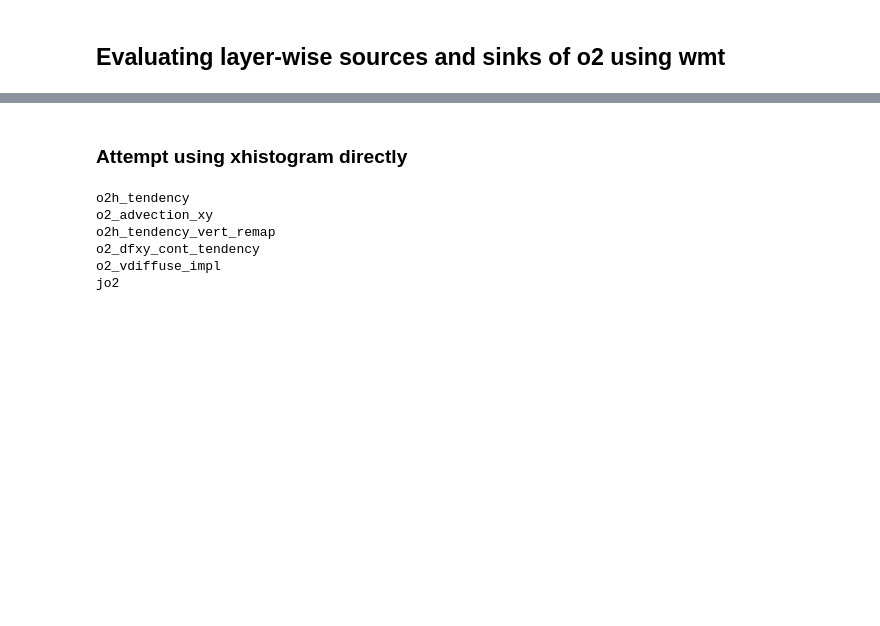
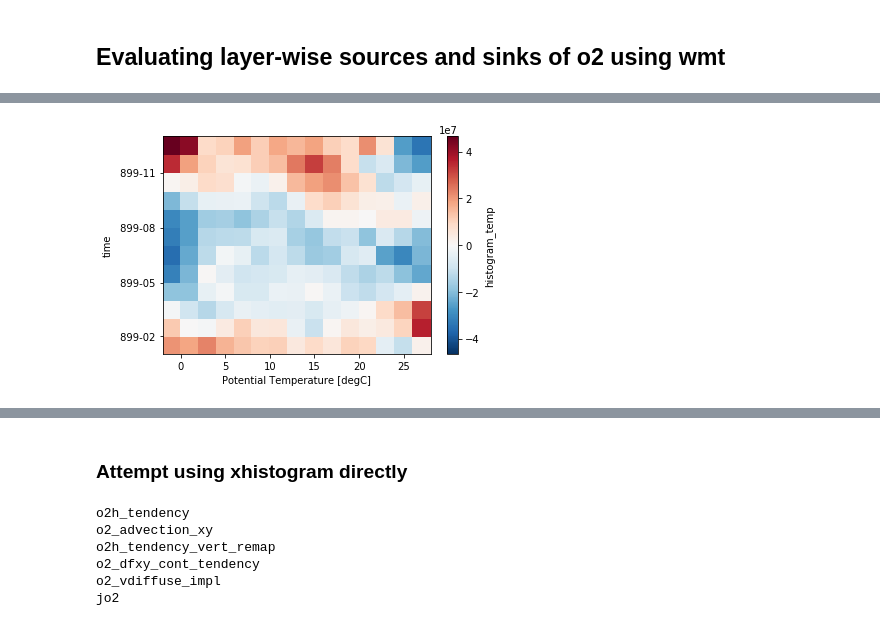
Before and after one commit to gmacgilchrist/wmt_bgc, a Jupyter notebook: gmac_dev_wmt_o2.ipynb, the cells around one changed output, grey strips where cells are left out. Cells and saved outputs as stored; diff of their text form; code cells hidden in the pictures; blank space fills up the shorter version.

```diff
--- a/gmac_dev_wmt_o2.ipynb
+++ b/gmac_dev_wmt_o2.ipynb
@@ -75,0 +96,11 @@ drho = (ds['drho_dT']/cp)*dheat+(ds['drho_dS']*ds['salt'])*dsalt
+# %%
+# Discrete volume calculation derived in Appendix 7.5 of Groeskamp et al (2018)
+def calc_E(c,l,dl,l_i_vals,area,plot=False):
+    # dl is the layer-integrated heat, salt, or density flux due to 'diffusive' processes
+    l_l_vals = 0.5*(l_i_vals[:-1]+l_i_vals[1:])
+    delta_l_vals = np.diff(l_i_vals)
+    nanmask = np.isnan(dl)
+    E = histogram(l.where(~nanmask),bins=[l_i_vals],weights=(c*dl*area).where(~nanmask),dim=['xh','yh','zl'],block_size=1)/delta_l_vals
+    if plot:
+        E.plot()
+    return E
@@ -75,0 +120,14 @@ drho = (ds['drho_dT']/cp)*dheat+(ds['drho_dS']*ds['salt'])*dsalt
+# %%
+c = ds['o2']
+l = ds['temp']
+dl = dheat/cp
+l_i_vals = np.arange(-2,30,2)
+# l = ds['rhopot2'].where(ds.yh<-30,drop=True)
+# dl = drho.where(ds.yh<-30,drop=True)
+# l_i_vals = np.arange(1028,1038,0.4)
+
+area = grid.areacello#.where(ds.yh<-30,drop=True)
+
+E = calc_E(c,l,dl,l_i_vals,area,plot=True)
+# %% [output]
+[figure, added]
```
Also changed, not shown: parts of 13 cells of this notebook, 3 other files.
